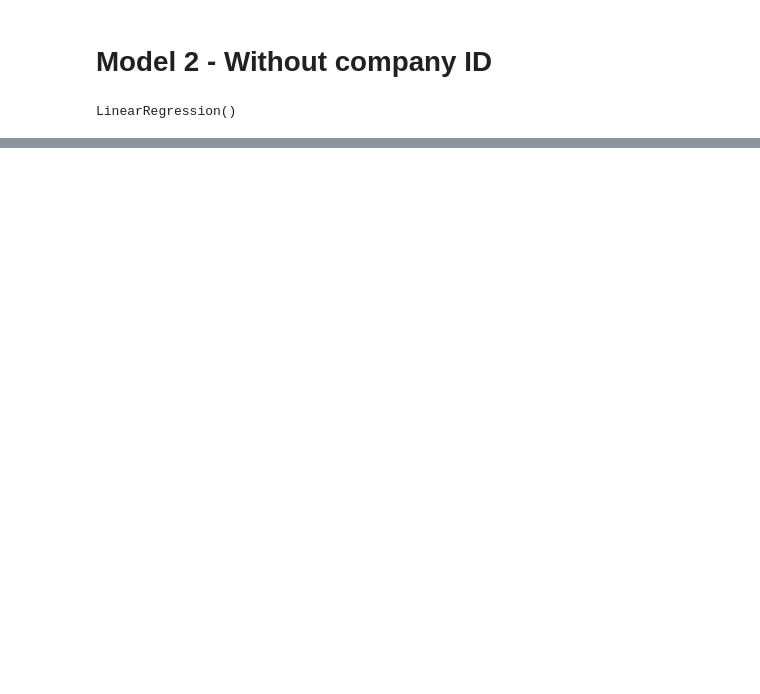
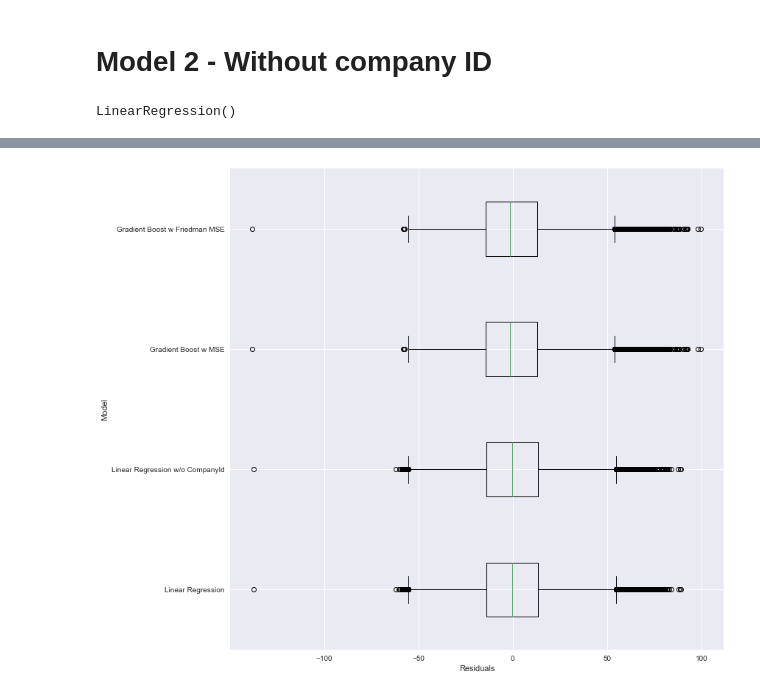
Before and after one commit to kiranbanger/data_science_machine_learning_projects, a Jupyter notebook: Salary_Predictions/SalaryPrediction_1.ipynb, the cells around one changed output, grey strips where cells are left out. Saved outputs shown, nothing was run; the diff lists cells and outputs as text; code cells hidden in the pictures; blank space fills up the shorter version.

```diff
--- a/Salary_Predictions/SalaryPrediction_1.ipynb
+++ b/Salary_Predictions/SalaryPrediction_1.ipynb
@@ -588,0 +643,10 @@ plt.show()
+# %%
+fig, ax = plt.subplots(figsize = (12, 12))
+ax.boxplot([residuals.ravel(),residuals2.ravel(),residuals3.ravel(),residuals4.ravel()], vert = False)
+ax.set_ylabel('Model')
+ax.set_xlabel('Residuals')
+ax.set_yticks([1,2,3,4])
+ax.set_yticklabels(['Linear Regression','Linear Regression w/o CompanyId','Gradient Boost w MSE','Gradient Boost w Friedman MSE'])
+plt.show()
+# %% [output]
+[figure, added]
```
Also changed, not shown: parts of 51 cells of this notebook.
